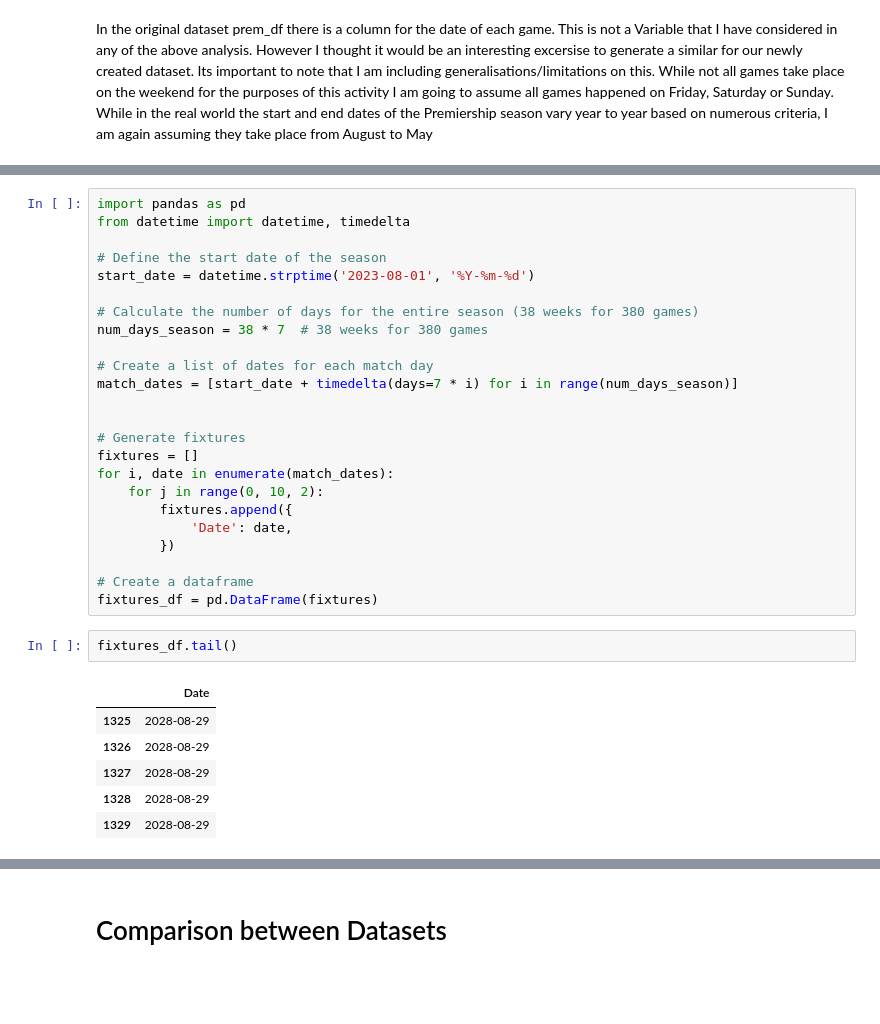
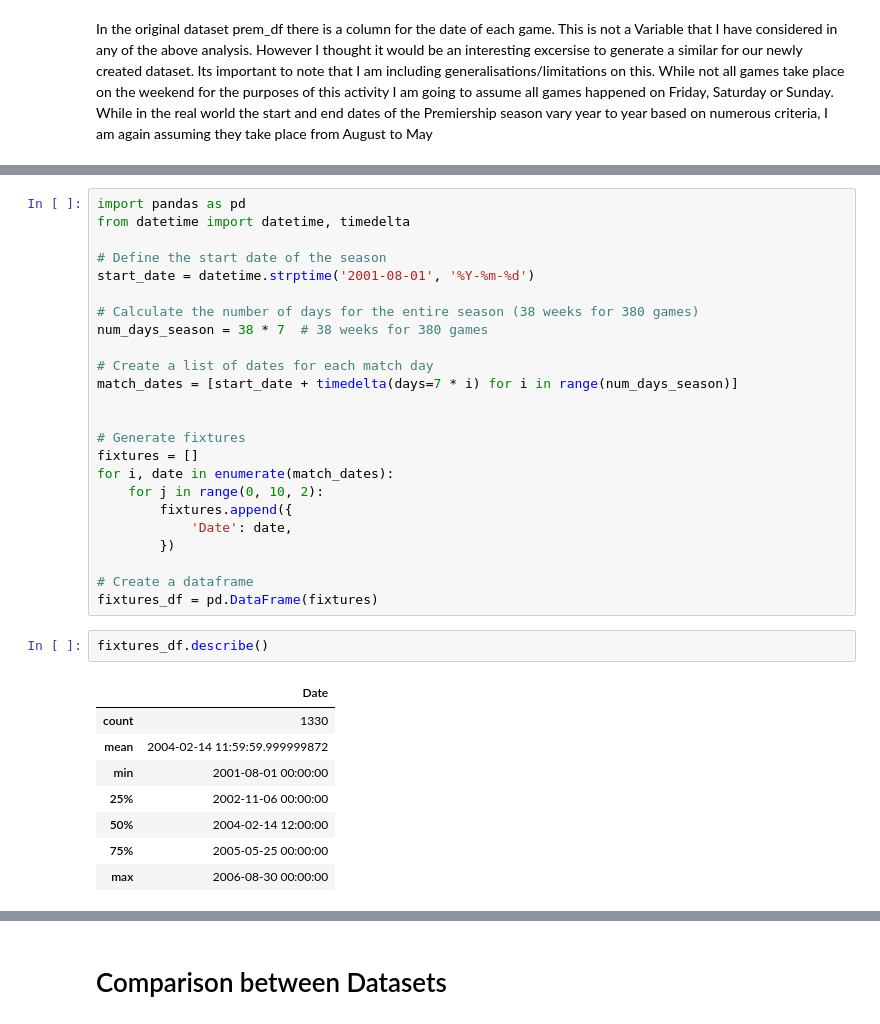
Before and after one commit to Kevin002023/PFDA-Assignment, a Jupyter notebook: PFDA -Assignment.ipynb, the cells around one changed output, grey strips where cells are left out. Cells and saved outputs as stored; diff of their text form; blank space fills up the shorter version.

```diff
--- a/PFDA -Assignment.ipynb
+++ b/PFDA -Assignment.ipynb
@@ -620,7 +604,7 @@ import pandas as pd
 from datetime import datetime, timedelta
 
 # Define the start date of the season
-start_date = datetime.strptime('2023-08-01', '%Y-%m-%d')
+start_date = datetime.strptime('2001-08-01', '%Y-%m-%d')
 
 # Calculate the number of days for the entire season (38 weeks for 380 games)
 num_days_season = 38 * 7  # 38 weeks for 380 games
@@ -640,11 +624,13 @@ for i, date in enumerate(match_dates):
 # Create a dataframe
 fixtures_df = pd.DataFrame(fixtures)
 # %%
-fixtures_df.tail()
+fixtures_df.describe()
 # %% [output]
 |  | Date |
-| 1325 | 2028-08-29 |
-| 1326 | 2028-08-29 |
-| 1327 | 2028-08-29 |
-| 1328 | 2028-08-29 |
-| 1329 | 2028-08-29 |
+| count | 1330 |
+| mean | 2004-02-14 11:59:59.999999872 |
+| min | 2001-08-01 00:00:00 |
+| 25% | 2002-11-06 00:00:00 |
+| 50% | 2004-02-14 12:00:00 |
+| 75% | 2005-05-25 00:00:00 |
+| max | 2006-08-30 00:00:00 |
```
Also changed, not shown: parts of 36 cells of this notebook.
